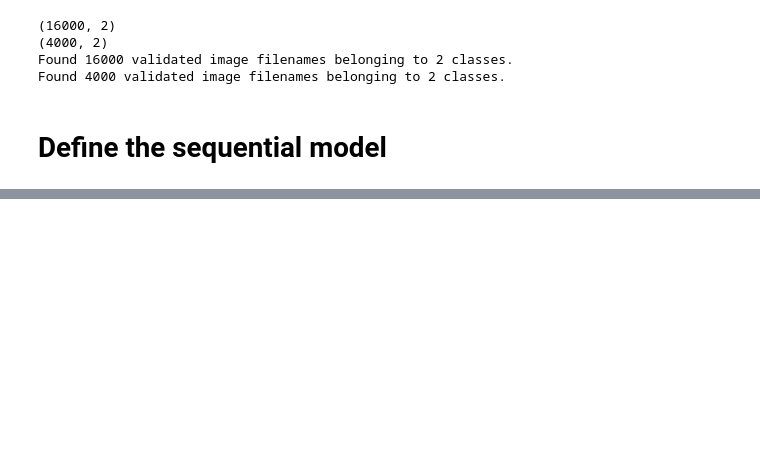
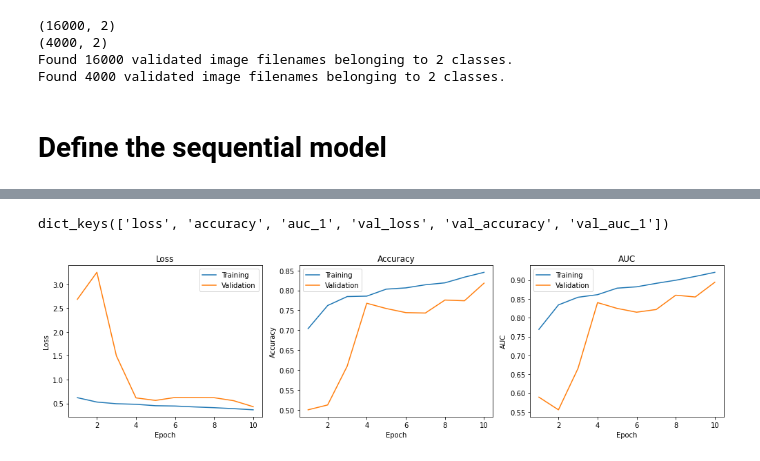
Before and after one commit to mosobhy/CancerDetectionUsingML-DL, a Jupyter notebook: HistoPathologic_Cancer_Detection_using_CNN.ipynb, the cells around one changed output, grey strips where cells are left out. Drawn from its saved outputs; the diff is of its cells as text; code cells hidden in the pictures; blank space fills up the shorter version.

```diff
--- a/HistoPathologic_Cancer_Detection_using_CNN.ipynb
+++ b/HistoPathologic_Cancer_Detection_using_CNN.ipynb
@@ -52,5 +72,5 @@ import zipfile
 # %%
-current_path = '/home/mosobhy/machine_learning/Cancer Detection/Task 1/Histopathologic cancer detection/'
+current_path = '/content/'
 train_path = current_path + 'train_labels.csv'
 
 train_dir = current_path + 'train/'
@@ -134,7 +154,7 @@ BATCH_SIZE = 64
 
 train_loader = train_datagen.flow_from_dataframe(
     dataframe = train_df,
-    directory = train_dir,
+    directory = '/content/train/',
     target_size = (96, 96),
     x_col = "id",
     y_col = "label",
@@ -146,7 +166,7 @@ train_loader = train_datagen.flow_from_dataframe(
 
 valid_loader = train_datagen.flow_from_dataframe(
     dataframe = valid_df,
-    directory = train_dir,
+    directory = '/content/train/',
     x_col = 'id',
     y_col = 'label',
     batch_size = BATCH_SIZE,
@@ -226,7 +241,7 @@ cnn_model.compile(
 
 h1 = cnn_model.fit(
     x = train_loader,
-    epochs = 30,
+    epochs = 10,
     validation_data = valid_loader,
     verbose = 1
 )
@@ -298,0 +272,28 @@ Accuracy: 79.00%
+# %%
+history = h1.history
+print(history.keys())
+print()
+
+epoch_range = range(1, len(history['loss'])+1)
+
+plt.figure(figsize=[14,4])
+plt.subplot(1,3,1)
+plt.plot(epoch_range, history['loss'], label='Training')
+plt.plot(epoch_range, history['val_loss'], label='Validation')
+plt.xlabel('Epoch'); plt.ylabel('Loss'); plt.title('Loss')
+plt.legend()
+plt.subplot(1,3,2)
+plt.plot(epoch_range, history['accuracy'], label='Training')
+plt.plot(epoch_range, history['val_accuracy'], label='Validation')
+plt.xlabel('Epoch'); plt.ylabel('Accuracy'); plt.title('Accuracy')
+plt.legend()
+plt.subplot(1,3,3)
+plt.plot(epoch_range, history['auc_1'], label='Training')
+plt.plot(epoch_range, history['val_auc_1'], label='Validation')
+plt.xlabel('Epoch'); plt.ylabel('AUC'); plt.title('AUC')
+plt.legend()
+plt.tight_layout()
+plt.show()
+# %% [output]
+dict_keys(['loss', 'accuracy', 'auc_1', 'val_loss', 'val_accuracy', 'val_auc_1'])
+[figure, added]
```
Also changed, not shown: parts of 12 cells of this notebook.
